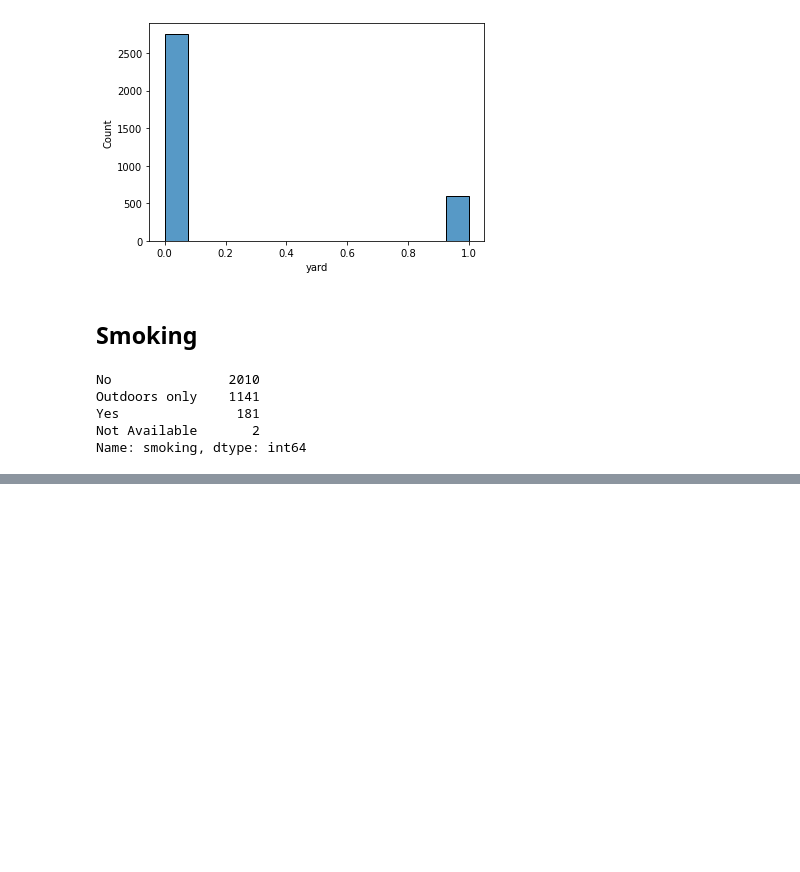
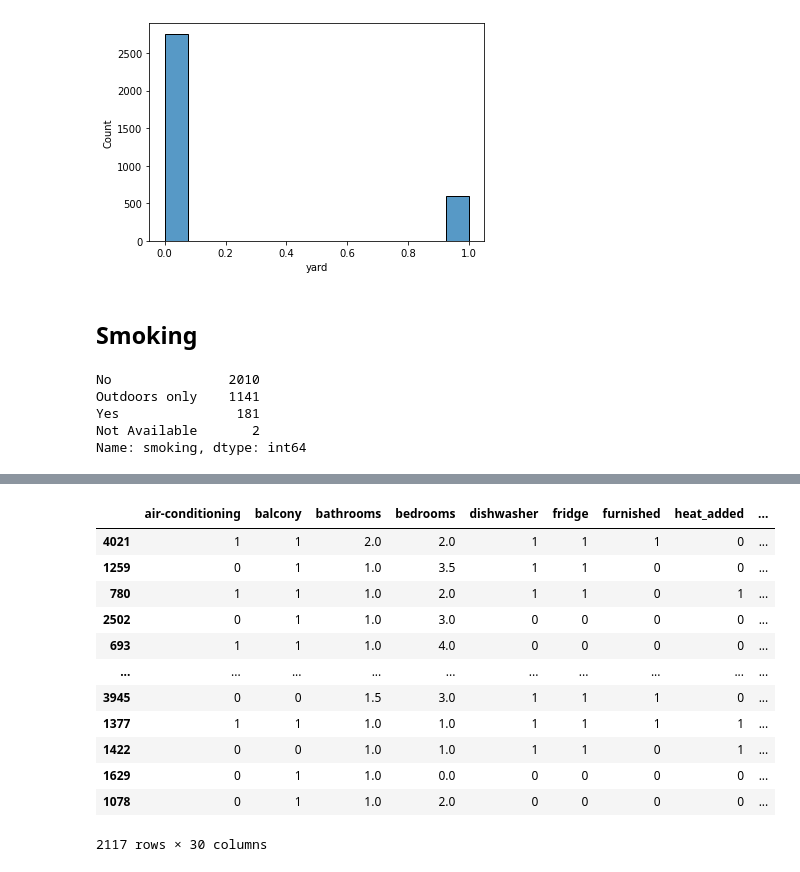
Before and after one commit to yashica95/canada-rent, a Jupyter notebook: rent_price.ipynb, the cells around one changed output, grey strips where cells are left out. Drawn from its saved outputs; the diff is of its cells as text; code cells hidden in the pictures; blank space fills up the shorter version.

```diff
--- a/rent_price.ipynb
+++ b/rent_price.ipynb
@@ -406,0 +721,16 @@ Name: 1, dtype: object
+# %%
+df
+# %% [output]
+|  | air-conditioning | balcony | bathrooms | bedrooms | dishwasher | fridge | furnished | heat_added | ... |
+| 4021 | 1 | 1 | 2.0 | 2.0 | 1 | 1 | 1 | 0 | ... |
+| 1259 | 0 | 1 | 1.0 | 3.5 | 1 | 1 | 0 | 0 | ... |
+| 780 | 1 | 1 | 1.0 | 2.0 | 1 | 1 | 0 | 1 | ... |
+| 2502 | 0 | 1 | 1.0 | 3.0 | 0 | 0 | 0 | 0 | ... |
+| 693 | 1 | 1 | 1.0 | 4.0 | 0 | 0 | 0 | 0 | ... |
+| ... | ... | ... | ... | ... | ... | ... | ... | ... | ... |
+| 3945 | 0 | 0 | 1.5 | 3.0 | 1 | 1 | 1 | 0 | ... |
+| 1377 | 1 | 1 | 1.0 | 1.0 | 1 | 1 | 1 | 1 | ... |
+| 1422 | 0 | 0 | 1.0 | 1.0 | 1 | 1 | 0 | 1 | ... |
+| 1629 | 0 | 1 | 1.0 | 0.0 | 0 | 0 | 0 | 0 | ... |
+| 1078 | 0 | 1 | 1.0 | 2.0 | 0 | 0 | 0 | 0 | ... |
+2117 rows × 30 columns
```
Also changed, not shown: parts of 67 cells of this notebook, 1 other file.
